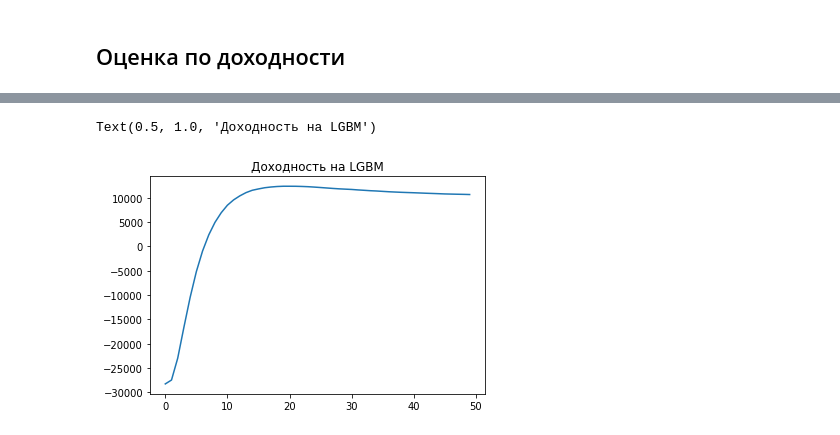
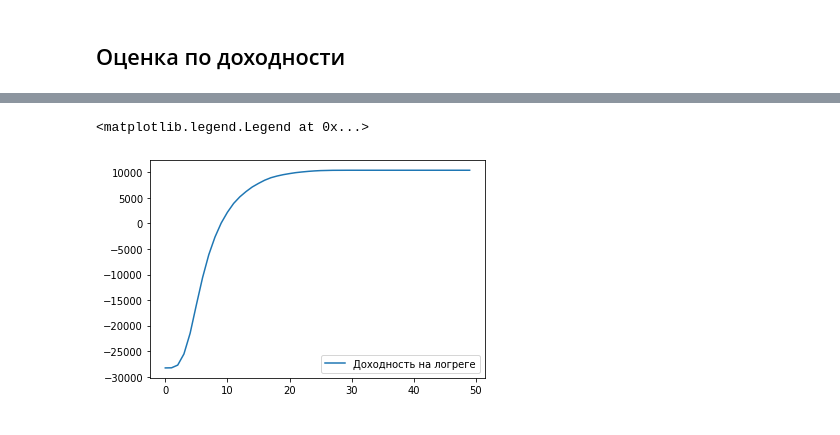
Before and after one commit to YanaSemenenya/INTERPRETATOR, a Jupyter notebook: Examples/Economic_effect_estimation.ipynb, the cells around one changed output, grey strips where cells are left out. Cells and saved outputs as stored; diff of their text form; code cells hidden in the pictures.

```diff
--- a/Examples/Economic_effect_estimation.ipynb
+++ b/Examples/Economic_effect_estimation.ipynb
@@ -339,3 +361,6 @@ plot_AUC(lgbm_model, X_train, y_train)
+# %%
+dif_model_predicted = [p[1] for p in difficult_model.predict_proba(X_train)]
+dif_model_2_predicted = [p[1] for p in difficult_model_2.predict_proba(X_train)]
 # %% [markdown]
 # Train logreg
 # %%
@@ -443,16 +510,8 @@ plt.legend()
-# %%
-profits_lgbm = list()
-for t in range(50):
-  th = t/100
-  profit = get_profit(pds = data_analysis['lgbm_pd'],
-              defaults = data_analysis['target'],
-              margins = data_analysis['AMT_CREDIT']*0.1,
-              eads = data_analysis['AMT_CREDIT'],
-              th=th)
-  profits_lgbm.append(profit)
-
-plt.plot(profits_lgbm)
-plt.title("Доходность на LGBM")
-# %% [output]
-Text(0.5, 1.0, 'Доходность на LGBM')
-[figure, removed]
+# %%
+profits_logreg = analize_profits('logreg_pd')
+
+plt.plot(profits_logreg, label="Доходность на логреге")
+plt.legend()
+# %% [output]
+<matplotlib.legend.Legend at 0x...>
+[figure, added]
```
Also changed, not shown: parts of 29 cells of this notebook.
